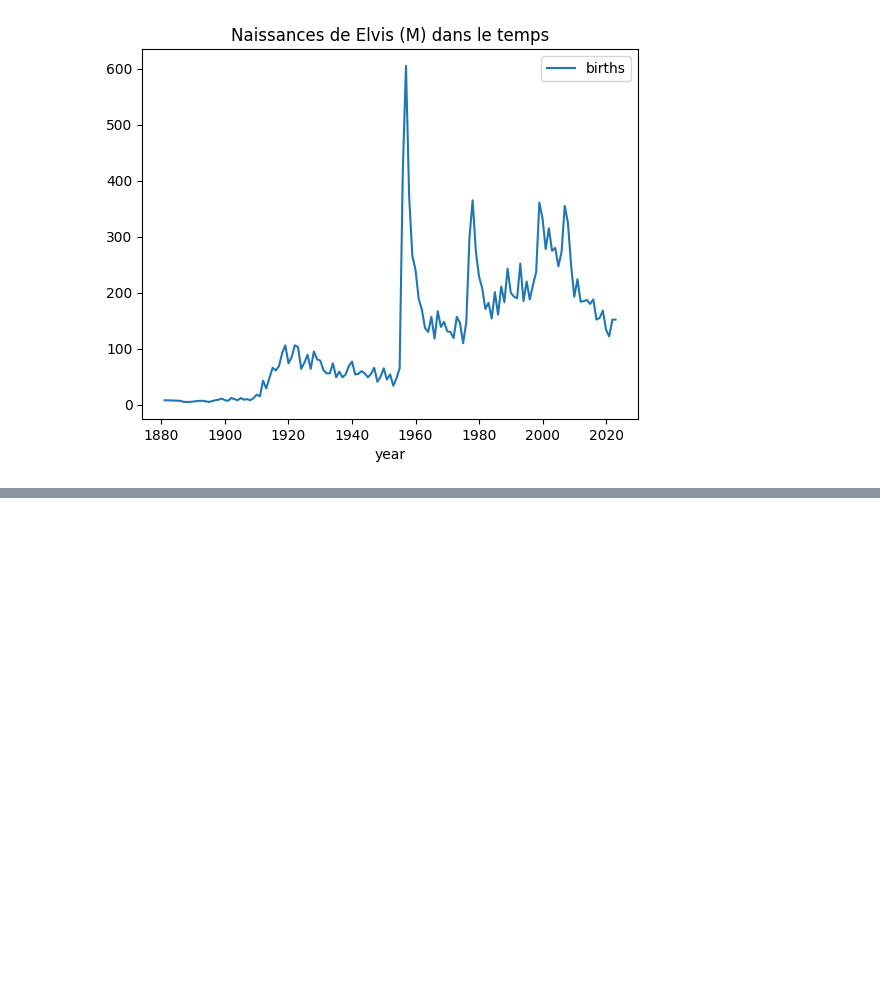
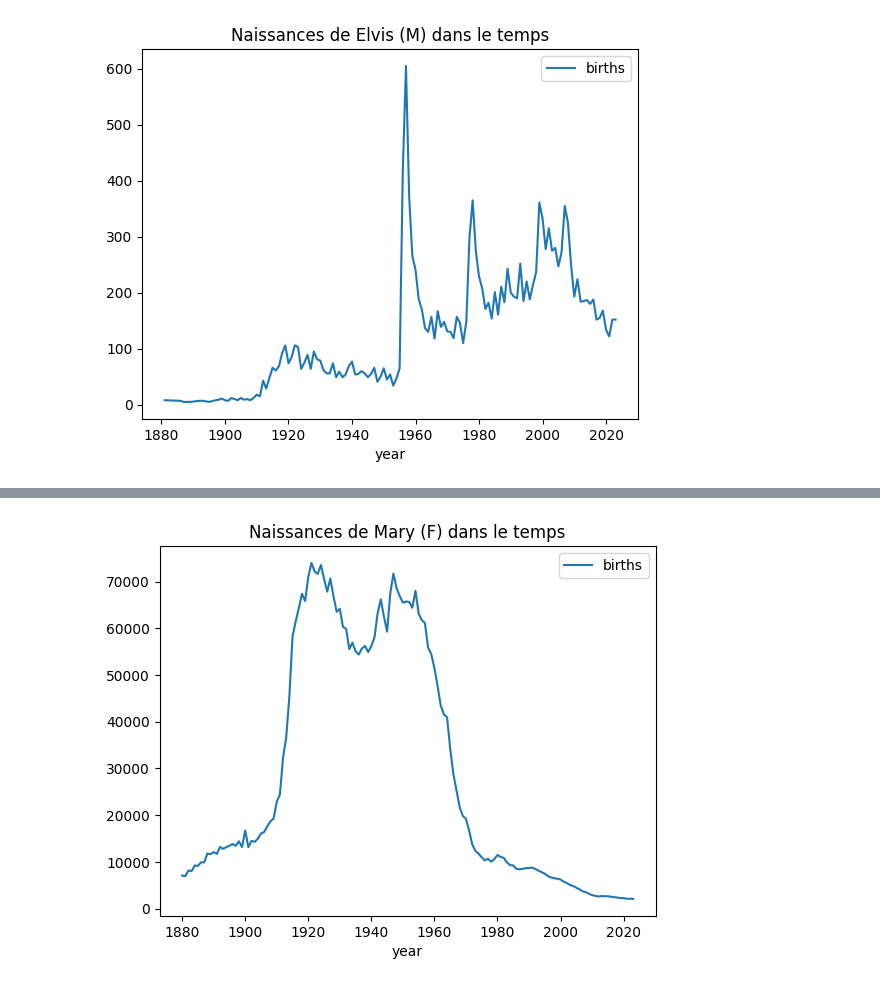
Before and after one commit to fran6w/TIDE, a Jupyter notebook: 02_TIDE_session.ipynb, the cells around one changed output, grey strips where cells are left out. Drawn from its saved outputs; the diff is of its cells as text; code cells hidden in the pictures; blank space fills up the shorter version.

```diff
--- a/02_TIDE_session.ipynb
+++ b/02_TIDE_session.ipynb
@@ -222,0 +273,4 @@ trace_prenom_genre("Elvis", "M")
+# %%
+trace_prenom_genre("Mary", "F")
+# %% [output]
+[figure, added]
```
Also changed, not shown: parts of 8 cells of this notebook.
